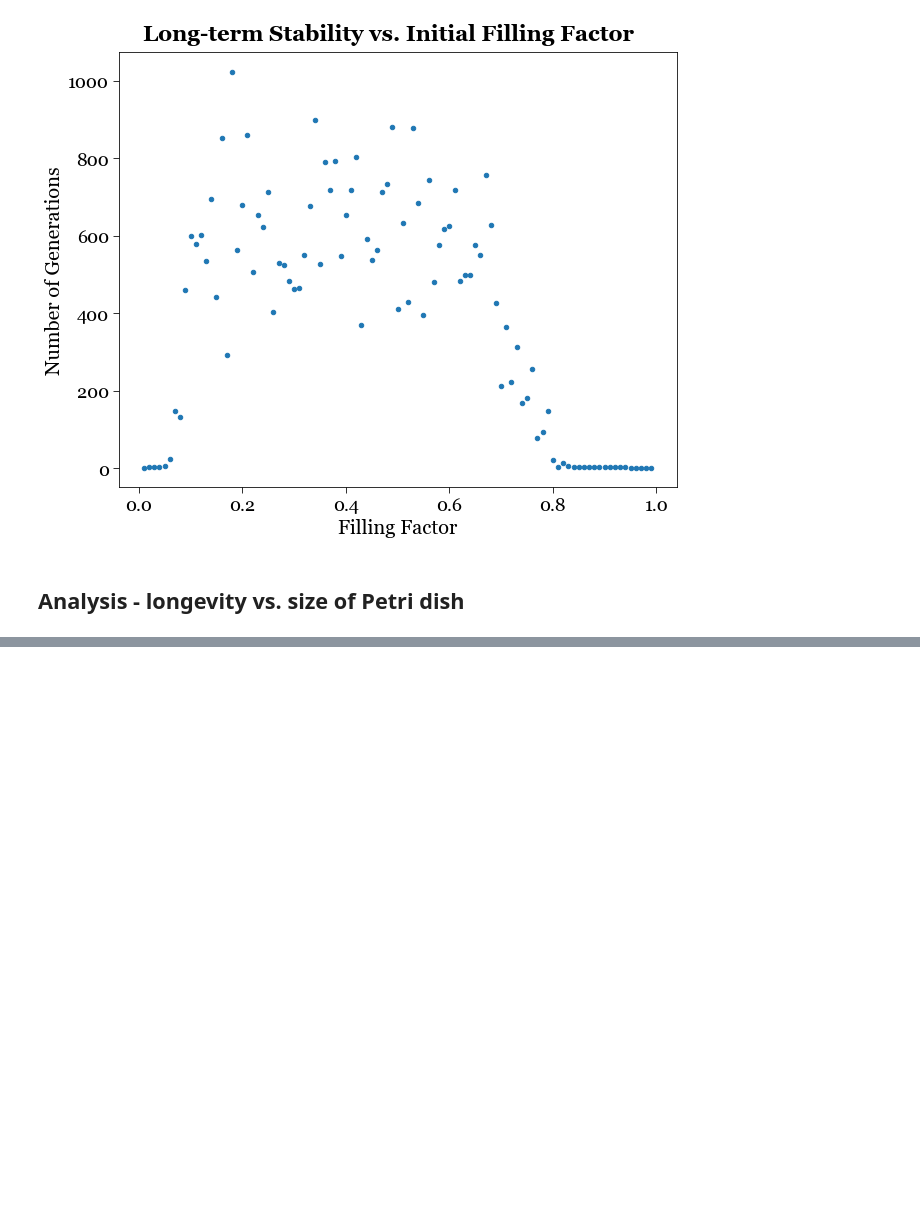
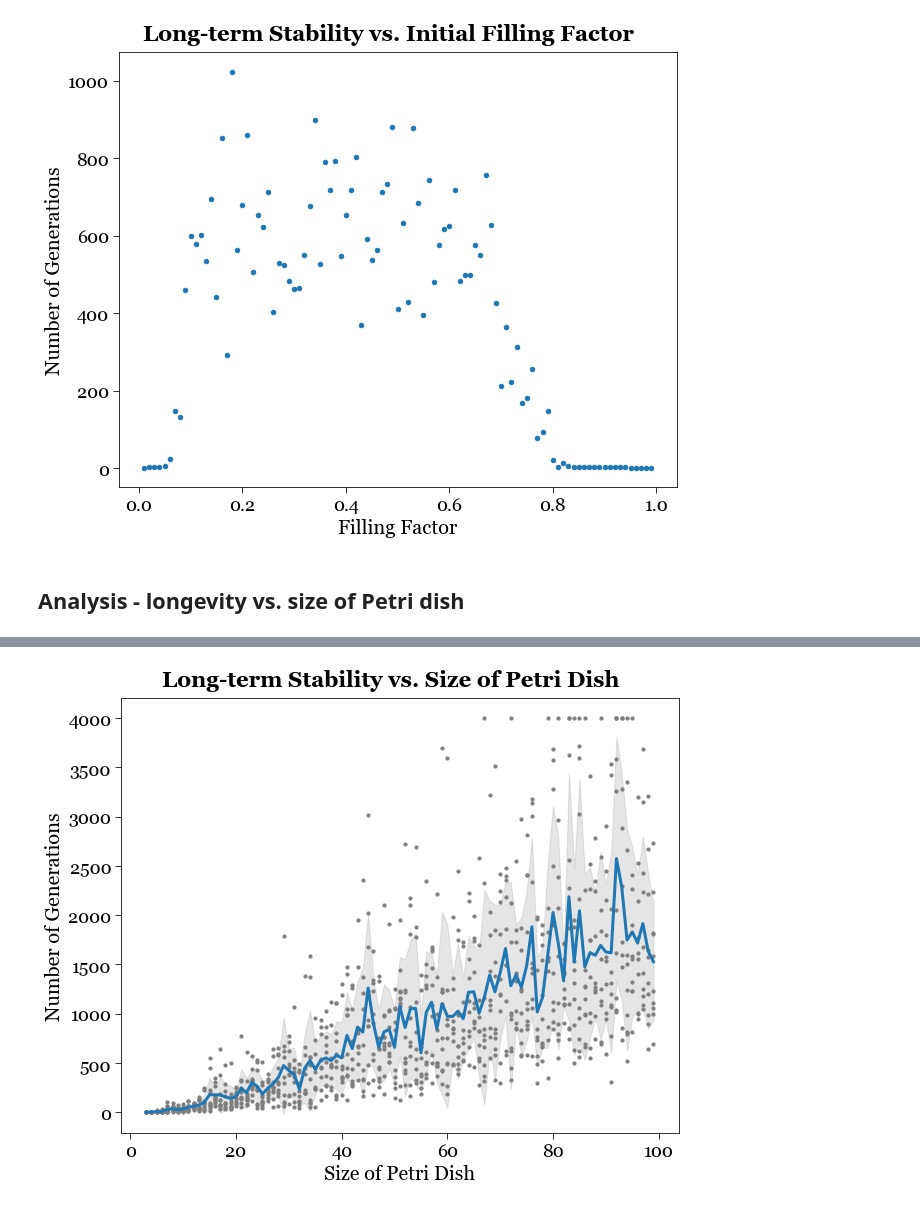
Before and after one commit to chew-in/computational_physics, a Jupyter notebook: 2_emergence/life.ipynb, the cells around one changed output, grey strips where cells are left out. Drawn from its saved outputs; the diff is of its cells as text; code cells hidden in the pictures; blank space fills up the shorter version.

```diff
--- a/2_emergence/life.ipynb
+++ b/2_emergence/life.ipynb
@@ -317,0 +431,5 @@ plt.show()
+# %%
+avg_petri_generation = np.mean(petri_generations, axis=1)
+std_petri_generation = np.std(petri_generations, axis=1)
+len(petri_sizes) == len(avg_petri_generation)
+len(petri_sizes) == len(std_petri_generation)
@@ -317,0 +483,41 @@ plt.show()
+# %%
+# plotting longevity against filling factors
+fig = plt.figure(figsize=(10, 8))
+ax = plt.gca()
+
+# Create a side-by-side bar chart
+ax.scatter(all_petri_sizes, all_petri_generations, \
+            marker='o', color=tableau_colors[7], s=10, \
+            alpha=1)
+# ax.errorbar(petri_sizes, avg_petri_generation, yerr=std_petri_generation, fmt='o', capsize=4, label="Error Bars")
+
+y_upper = avg_petri_generation + std_petri_generation
+y_lower = avg_petri_generation - std_petri_generation
+# try line plot for shaded error region
+ax.plot(petri_sizes, avg_petri_generation, \
+            color=tableau_colors[0], linewidth=3.0, \
+            alpha=1)
+# Create a plot with shaded error regions
+ax.fill_between(petri_sizes, y_lower, y_upper, color=tableau_colors[7], alpha=0.2, label="Error Region Y")
+
+# Customize tick sizes
+ax.tick_params(axis='both', which='major', labelsize=18, length=6)  # Adjust label size and tick length
+# ax.set_ylim(0, 750)
+ax.set_xticklabels(ax.get_xticks(), fontdict=tick_font)
+ax.set_yticklabels(ax.get_yticks(), fontdict=tick_font)
+ax.xaxis.set_major_formatter(StrMethodFormatter('{x:.0f}'))
+ax.yaxis.set_major_formatter(StrMethodFormatter('{x:.0f}'))
+
+# Customize the plot (optional)
+plt.xlabel('Size of Petri Dish', fontdict=font)
+plt.ylabel('Number of Generations', fontdict=font)
+plt.gcf().set_facecolor('white')
+fig.suptitle('Long-term Stability vs. Size of Petri Dish', fontproperties=suptitle_font, y=0.93)
+# plt.xticks(x, categories)
+# plt.legend(loc='upper right', prop=legend_font)
+
+# Show the plot
+plt.savefig('./plots/petri_size_generation.png')
+plt.show()
+# %% [output]
+[figure, added]
```
Also changed, not shown: parts of 6 cells of this notebook, 4 other files.
